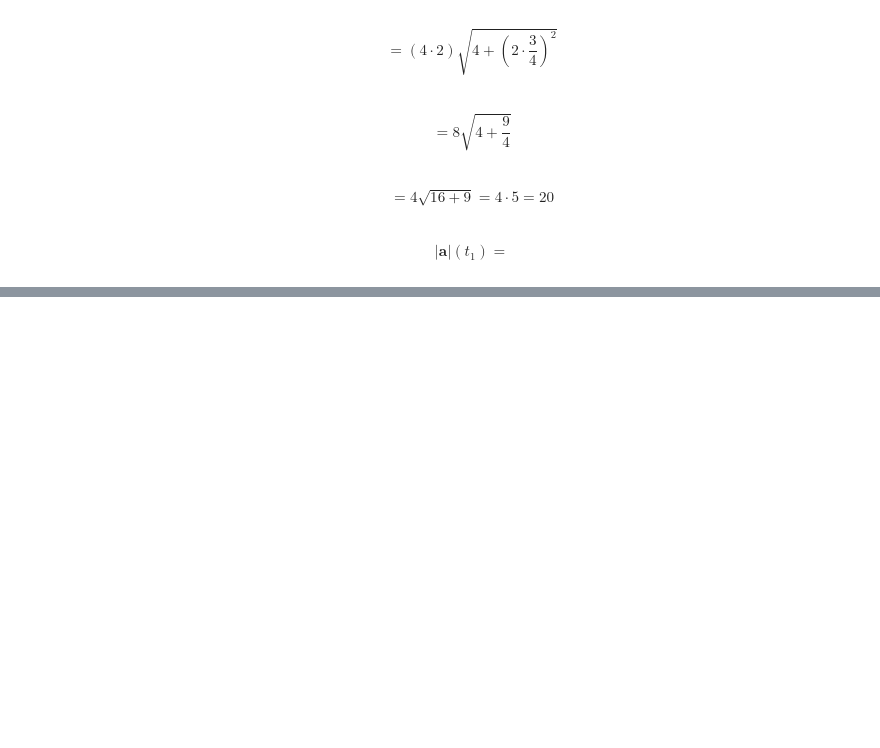
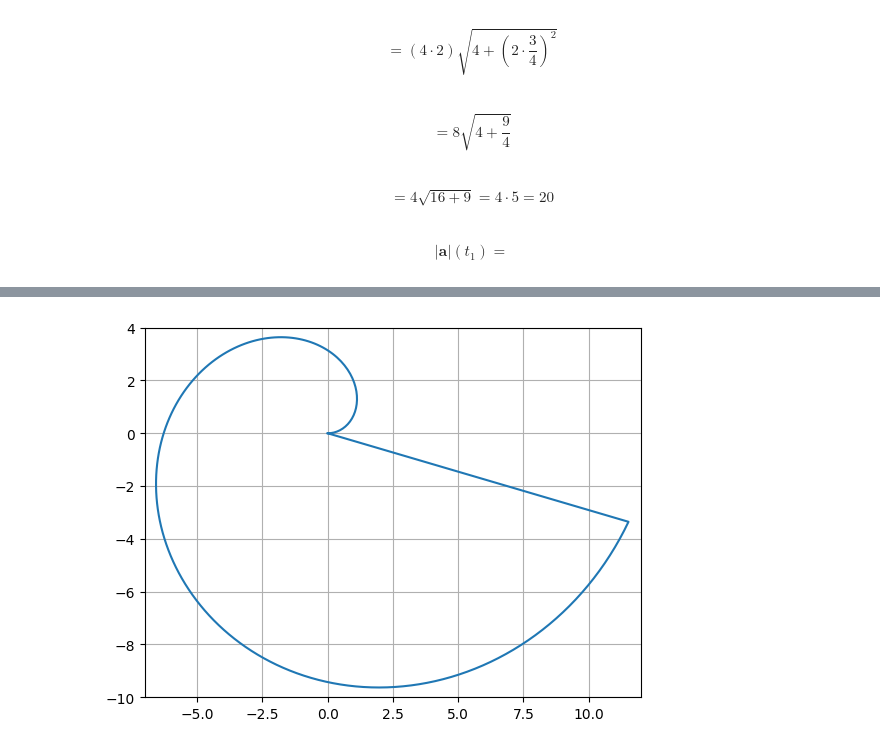
Before and after one commit to jordandll/Classical-Mechanics, a Jupyter notebook: Chapter-1.ipynb, the cells around one changed output, grey strips where cells are left out. Cells and saved outputs as stored; diff of their text form; code cells hidden in the pictures; blank space fills up the shorter version.

```diff
--- a/Chapter-1.ipynb
+++ b/Chapter-1.ipynb
@@ -662,0 +725,20 @@ np.float64(160.0)
+# %%
+fig, ax = plt.subplots()
+ax.set_xlim(-7,12)
+ax.set_ylim(-10,4)
+ax.grid()
+
+xdata, ydata = [], []
+L, = ax.plot(xdata, ydata)
+
+def update(t):
+    xdata.append(x(t))
+    ydata.append(y(t))
+    L.set_data(xdata, ydata)
+    return L,
+
+I = (max(t) - min(t))/len(t) * 1000
+ani = animation.FuncAnimation(fig, update, frames = t, interval = I)
+ani.save('spiral-particle.webp', fps = 1000/I)
+# %% [output]
+[figure, added]
```
Also changed, not shown: parts of 60 cells of this notebook, 1 other file.
